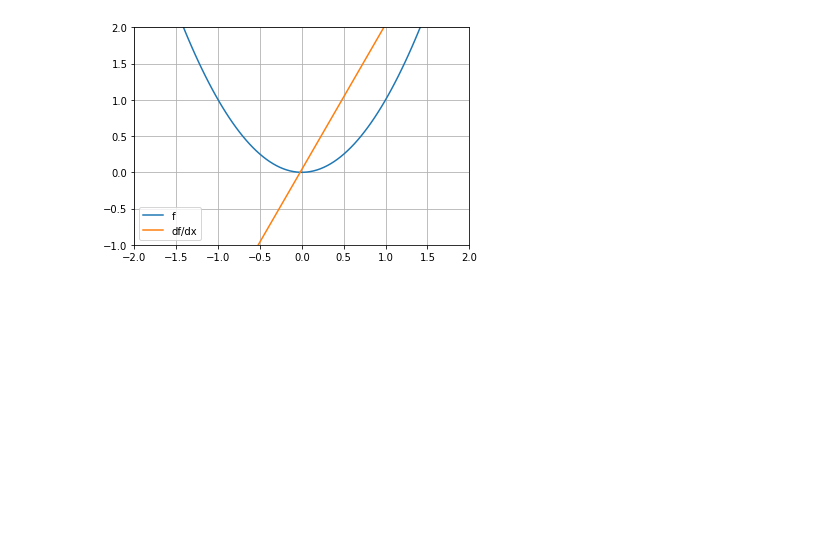
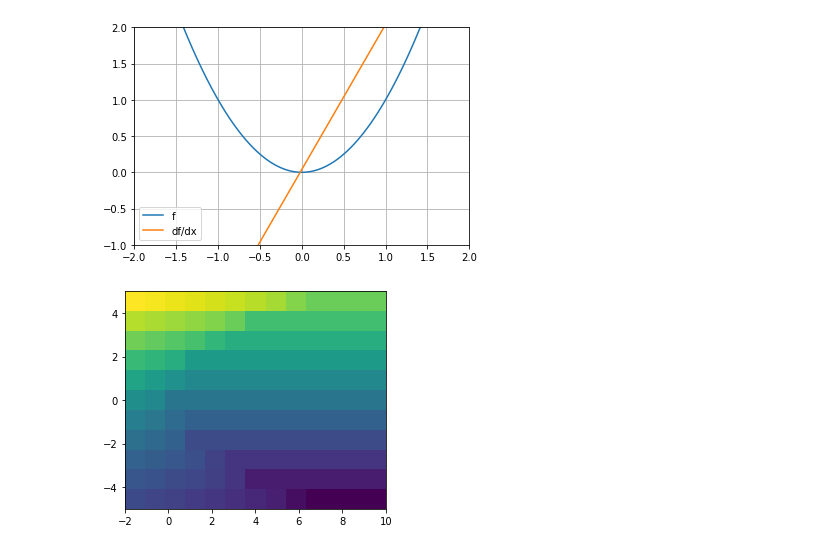
Before and after one commit to nietus/master_math, a Jupyter notebook: Master_Math_By_Coding_In_Python.ipynb, the cells around one changed output. Drawn from its saved outputs; the diff is of its cells as text; code cells hidden in the pictures; blank space fills up the shorter version.

Commit message:
quadratic equation exercise

```diff
--- a/Master_Math_By_Coding_In_Python.ipynb
+++ b/Master_Math_By_Coding_In_Python.ipynb
@@ -540,3 +540,29 @@ plt.grid()
 plt.show()
 # %% [output]
 [figure]
+# %%
+#quadratic equation exercise
+import numpy as np
+import scipy as sp
+import matplotlib.pyplot as plt
+
+a = 1
+b = range(-5,6)
+c = range(-2,11)
+
+def eq2(a,b,c):
+  out = sp.zeros(2)
+  out[0] = (-b + sp.sqrt(b**2 - 4*a*c) / (2*a) )
+  out[1] = (-b - sp.sqrt(b**2 - 4*a*c) / (2*a) )
+  return out
+
+M = np.zeros((len(b),len(c)))
+
+for i in range(0,len(b)):
+  for j in range(0,len(c)):
+    M[i,j] = eq2(a,b[i],c[j])[0]
+
+plt.imshow(M,extent=[c[0],c[-1], b[0],b[-1]])
+plt.show()
+# %% [output]
+[figure, added]
```
